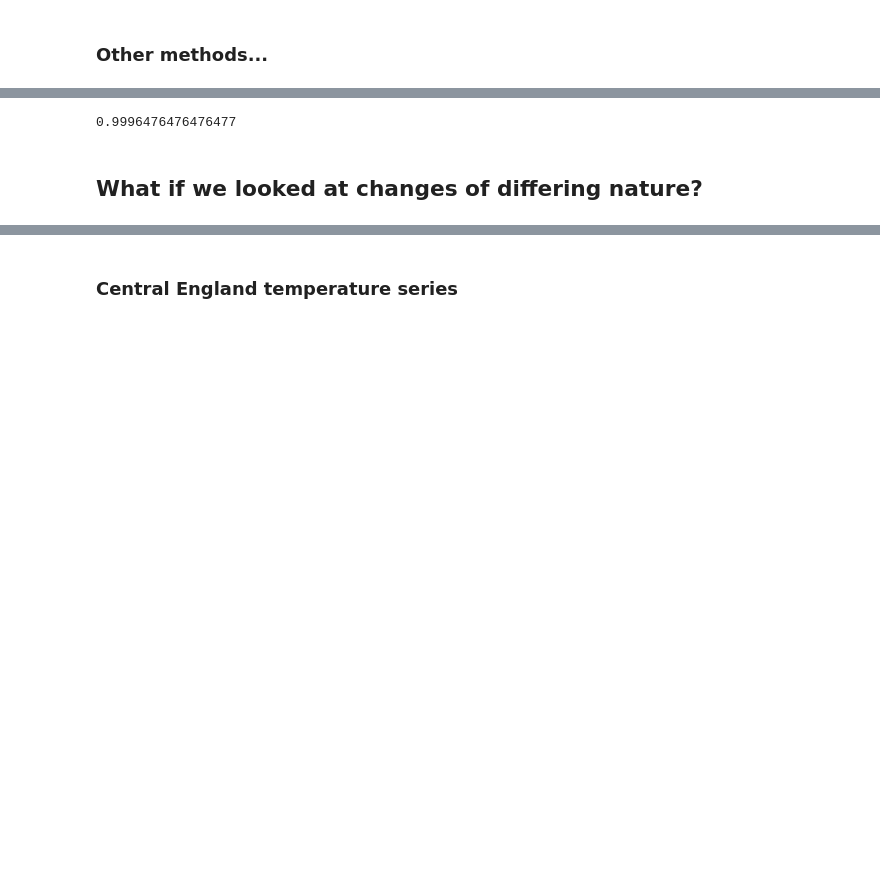
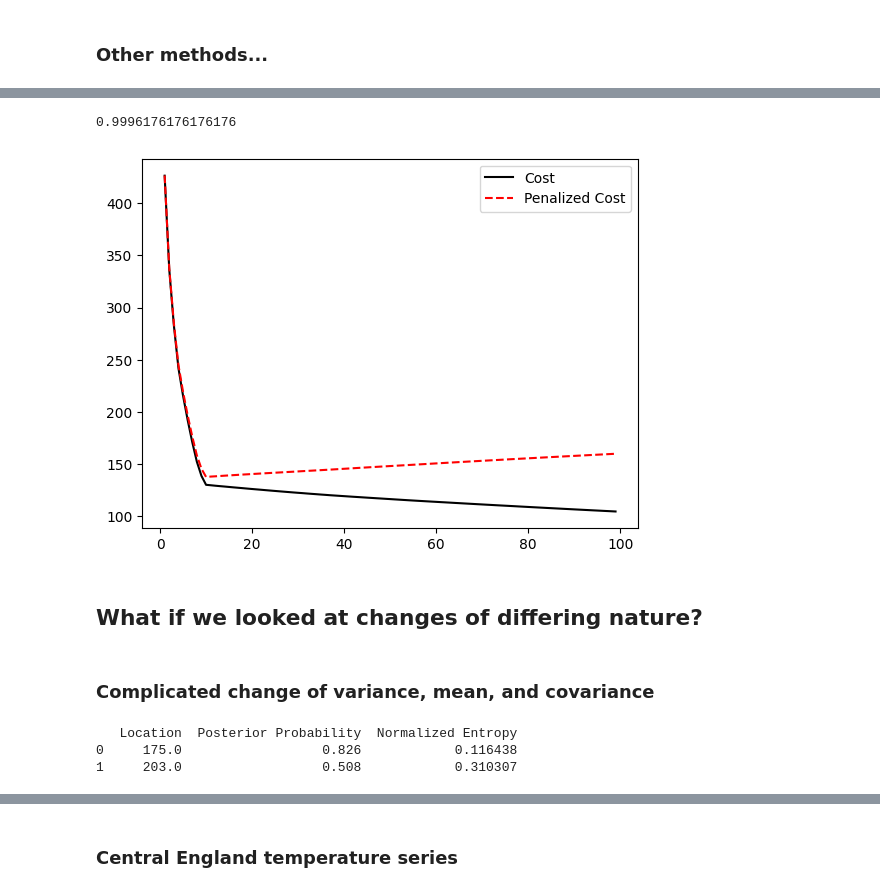
Before and after one commit to manilasoldier/bclr, a Jupyter notebook: bclr_multi_examples.ipynb, the cells around one changed output, grey strips where cells are left out. Saved outputs shown, nothing was run; the diff lists cells and outputs as text; code cells hidden in the pictures; blank space fills up the shorter version.

```diff
--- a/bclr_multi_examples.ipynb
+++ b/bclr_multi_examples.ipynb
@@ -20,15 +26,22 @@ ss = StandardScaler()
 # %%
-def kcp_slhr(signal, Dmax = 100, div_med = True, gamma=0.02, alpha=2):
+def kcp_slhr(signal, Dmax = 99, div_med = False,
+             gamma=1, alpha=2, plot = False, median = False):
     "Implements slope heuristic of Arlot, Celisse, and Harchaoui (2019)"
     mads = mad(np.abs(np.diff(signal, axis=0)), axis=0)
     if div_med:
         signal = signal/mads
 
+    if median:
+        # calculate bandwidth via median heuristic
+        cost_obj = rpt.costs.CostRbf(gamma=None)
+        cost_obj.fit(signal)
+        gamma = cost_obj.gamma
+    else:
+        cost_obj = rpt.costs.CostRbf(gamma=gamma)
+        cost_obj.fit(signal)
+
     kcp_obj = rpt.KernelCPD(kernel='rbf', params={'gamma': gamma})
-    cost_obj = rpt.costs.CostRbf(gamma=gamma)
-
     kcp_obj.fit(signal)
-    cost_obj.fit(signal)
 
     Dlow = int(0.6*Dmax)
     y = []
@@ -40,10 +53,17 @@ def kcp_slhr(signal, Dmax = 100, div_med = True, gamma=0.02, alpha=2):
     x1 = np.log(comb(np.repeat(n-1, Dmax), np.arange(1, Dmax+1)-1))/n
     x2 = np.arange(1, Dmax+1)/n
     X = np.c_[x1, x2]
+
     lrs = LinearRegression()
     lrs.fit(X[(Dlow-1):,:], y[(Dlow-1):])
     pen = (X @ np.expand_dims(-alpha*lrs.coef_, axis=1))[:,0]
     ncps = np.argmin(y + pen)
+
+    if plot:
+        plt.plot(np.arange(1, Dmax+1), y, color='black')
+        plt.plot(np.arange(1, Dmax+1), y+pen, color='red', linestyle='dashed')
+        plt.legend(labels=['Cost', 'Penalized Cost'])
+
     return kcp_obj.predict(n_bkps=ncps+1)
 # %% [markdown]
 Multiple changepoint demo
@@ -125,8 +135,11 @@ randindex(cps_cf, bkps)
 # %%
-cps_kcp = kcp_slhr(signal)
+cps_kcp = kcp_slhr(signal, plot=True, median=True)
 randindex(cps_kcp, bkps)
 # %% [output]
-0.9996476476476477
+0.9996176176176176
+[figure, added]
 # %% [markdown]
 ## What if we looked at changes of differing nature?
+# %% [markdown]
+### Complicated change of variance, mean, and covariance
 # %%
@@ -152,3 +165,9 @@ cps=bclrM_new.predict()
+# %%
+print(cps)
+# %% [output]
+   Location  Posterior Probability  Normalized Entropy
+0     175.0                  0.826            0.116438
+1     203.0                  0.508            0.310307
 # %%
 def seg_to_lab(cps):
     K = len(cps)
```
Also changed, not shown: parts of 34 cells of this notebook, 10 other files.
